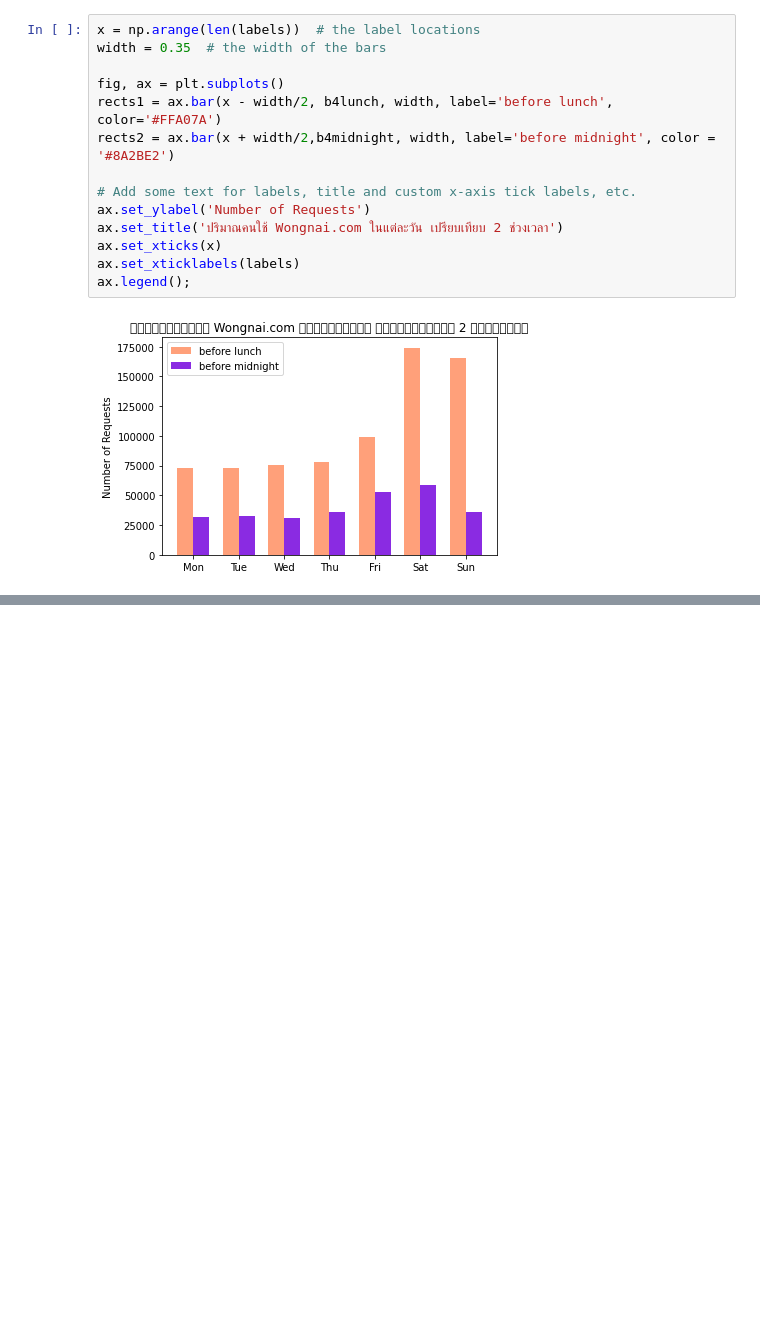
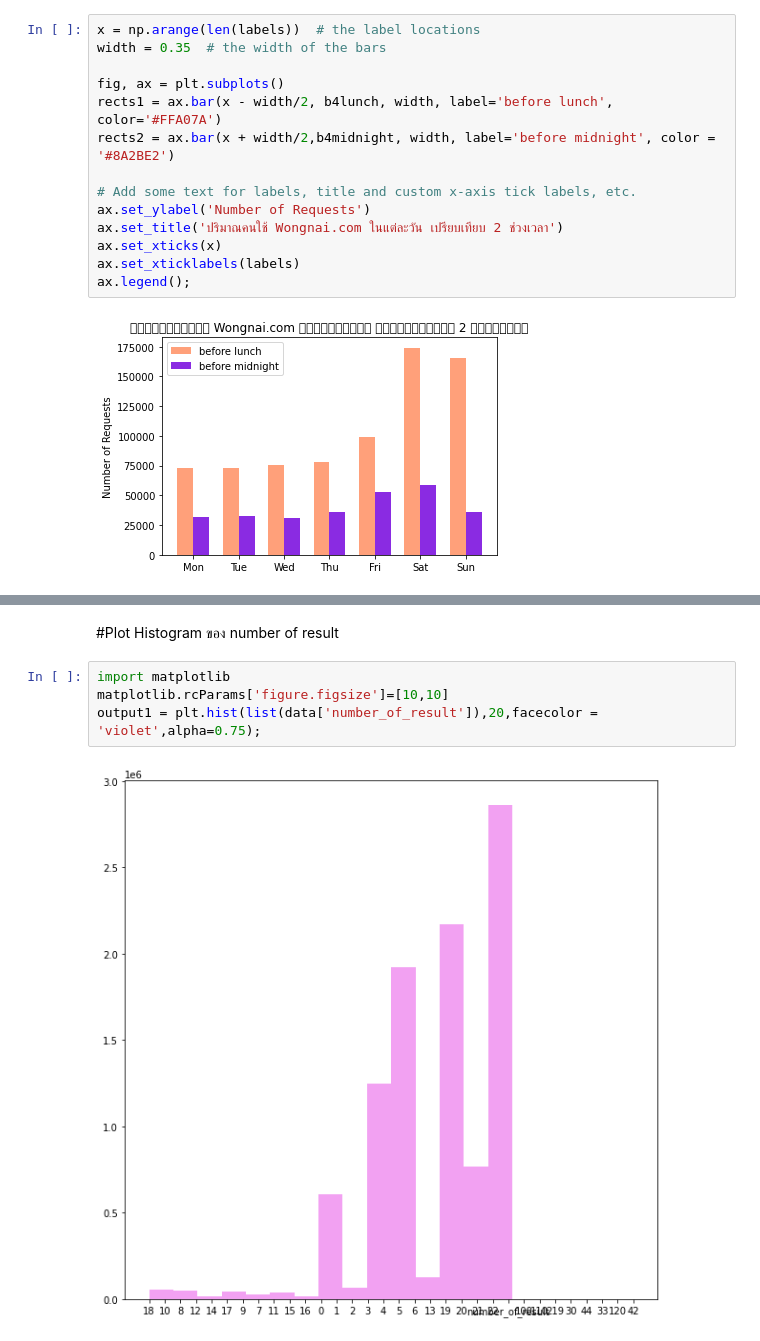
Before and after one commit to waraporn19/data_viz, a Jupyter notebook: Visualize_Data_Comparison.ipynb, the cells around one changed output, grey strips where cells are left out. Cells and saved outputs as stored; diff of their text form; blank space fills up the shorter version.

```diff
--- a/Visualize_Data_Comparison.ipynb
+++ b/Visualize_Data_Comparison.ipynb
@@ -163,0 +213,8 @@ ax.legend();
+# %% [markdown]
+#Plot Histogram ของ number of result
+# %%
+import matplotlib
+matplotlib.rcParams['figure.figsize']=[10,10]
+output1 = plt.hist(list(data['number_of_result']),20,facecolor = 'violet',alpha=0.75);
+# %% [output]
+[figure, added]
```
Also changed, not shown: parts of 31 cells of this notebook.
